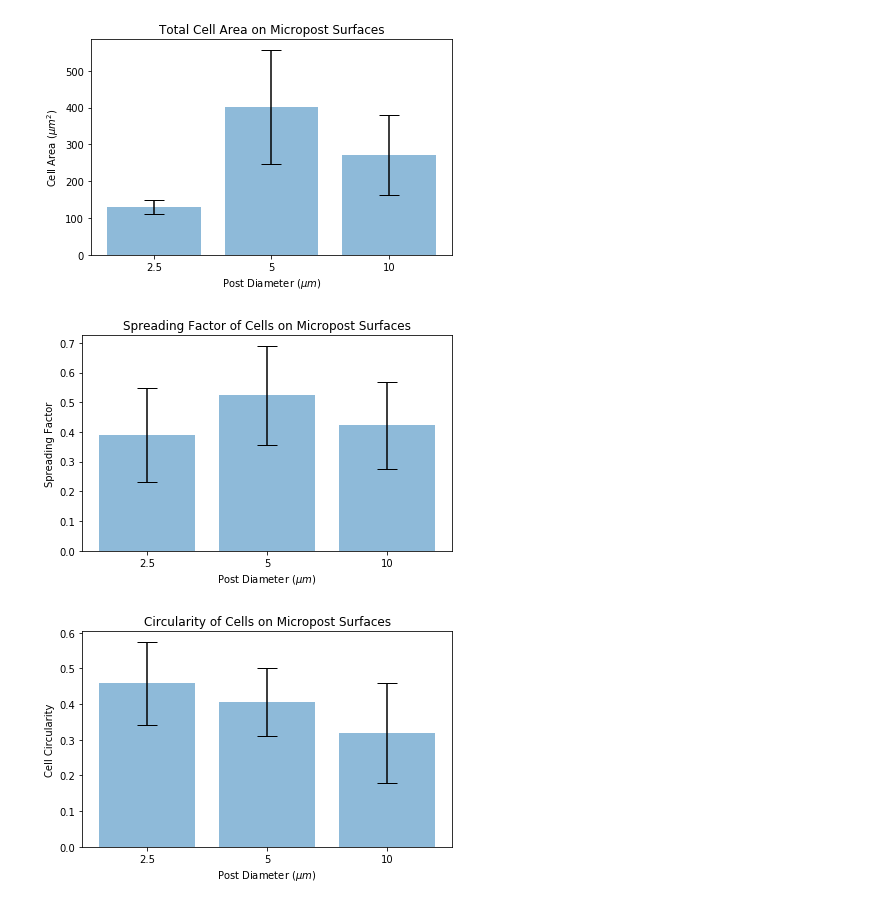
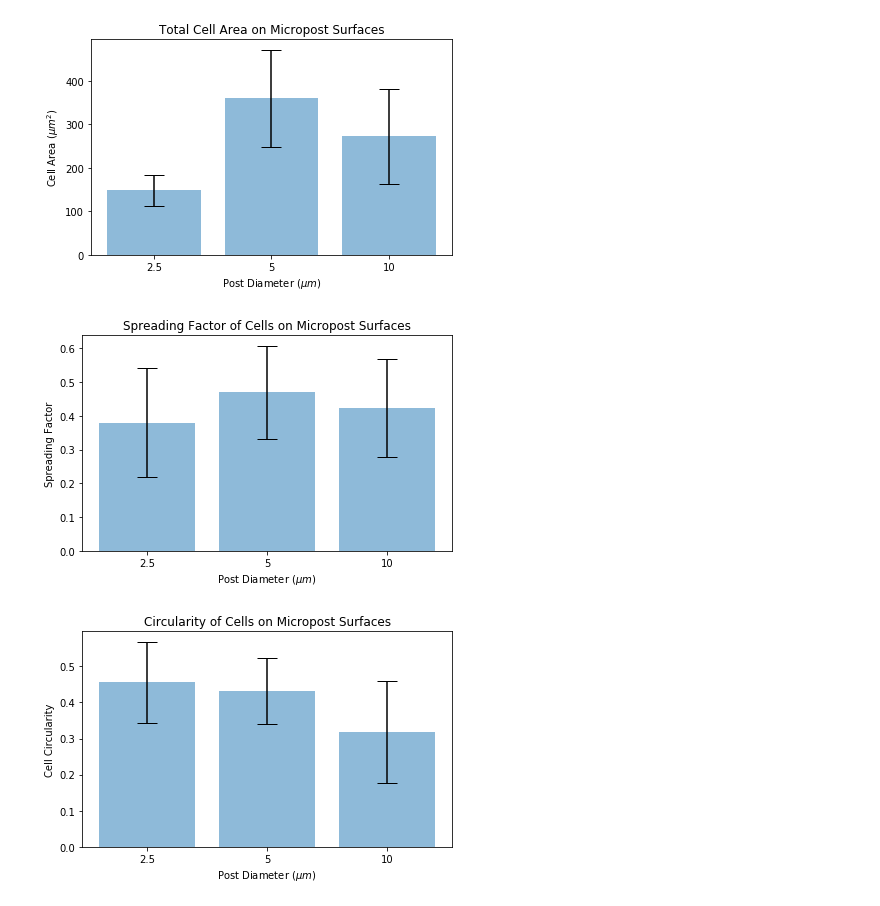
Before and after one commit to caromccue/CellML, a Jupyter notebook: notebooks/Plotting cell properties.ipynb, the cells around one changed output. Saved outputs shown, nothing was run; the diff lists cells and outputs as text; code cells hidden in the pictures.

```diff
--- a/notebooks/Plotting cell properties.ipynb
+++ b/notebooks/Plotting cell properties.ipynb
@@ -11,29 +23,29 @@ import matplotlib.patches as mpatches
 # %%
 postsize = ['2.5', '5', '10']
 x = np.arange(len(postsize))
-y = [129.92199284910012, 402.67630494136284, 272.0987040509081]
-errory = [18.398248001488348, 154.960398698617, 108.53733280127639]
+y = [areaum2p5.mean(), areaum5.mean(), areaum10.mean()]
+errory = [areaum2p5.std(), areaum5.std(), areaum10.std()]
 
 fig, ax = plt.subplots()
 ax.bar(x, y, yerr = errory, align='center', alpha=0.5, ecolor='black', capsize=10)
 ax.set_ylabel('Cell Area ($\mu m^2$)')
 ax.set_xticks(x)
 ax.set_xticklabels(postsize)
 ax.set_xlabel('Post Diameter ($\mu m$)')
 ax.set_title('Total Cell Area on Micropost Surfaces')
 
 
 # Save the figure and show
 plt.tight_layout()
 plt.savefig('Cell Area on Microposts')
 plt.show()
 # %% [output]
-[figure, old version]
+[figure, new version]
 # %%
 postsize = ['2.5', '5', '10']
 x = np.arange(len(postsize))
-y = [0.3901451698318888, 0.5232841984548809, 0.42303863611057535]
-errory = [0.15935916985142778, 0.16732473126204037, 0.14619294186855988]
+y = [spreading_factor2p5.mean(), spreading_factor5.mean(), spreading_factor10.mean()]
+errory = [spreading_factor2p5.std(), spreading_factor5.std(), spreading_factor10.std()]
 
 fig, ax = plt.subplots()
 ax.bar(x, y, yerr = errory, align='center', alpha=0.5, ecolor='black', capsize=10)
@@ -49,12 +61,12 @@ plt.tight_layout()
 plt.savefig('Cell Spreading Factor')
 plt.show()
 # %% [output]
-[figure, old version]
+[figure, new version]
 # %%
 postsize = ['2.5', '5', '10']
 x = np.arange(len(postsize))
-y = [0.45846207062427446, 0.4060382863592566, 0.31836661592496035]
-errory = [0.11677681627205388, 0.09654578507433212, 0.14069388652334486]
+y = [circularity2p5.mean(), circularity5.mean(), circularity10.mean()]
+errory = [circularity2p5.std(), circularity5.std(), circularity10.std()]
 
 fig, ax = plt.subplots()
 ax.bar(x, y, yerr = errory, align='center', alpha=0.5, ecolor='black', capsize=10)
@@ -70,4 +82,4 @@ plt.tight_layout()
 plt.savefig('Cell Circularity')
 plt.show()
 # %% [output]
-[figure, old version]
+[figure, new version]
```
Also changed, not shown: parts of 4 cells of this notebook, 7 other files.
